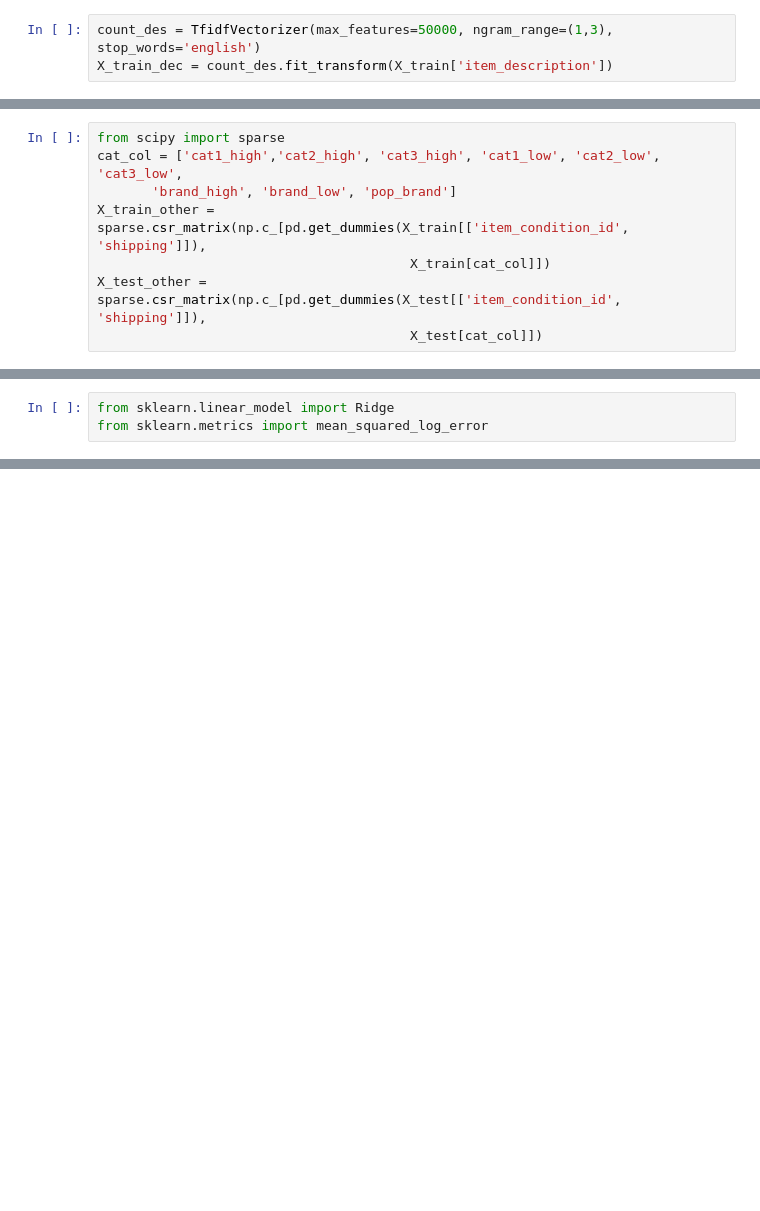
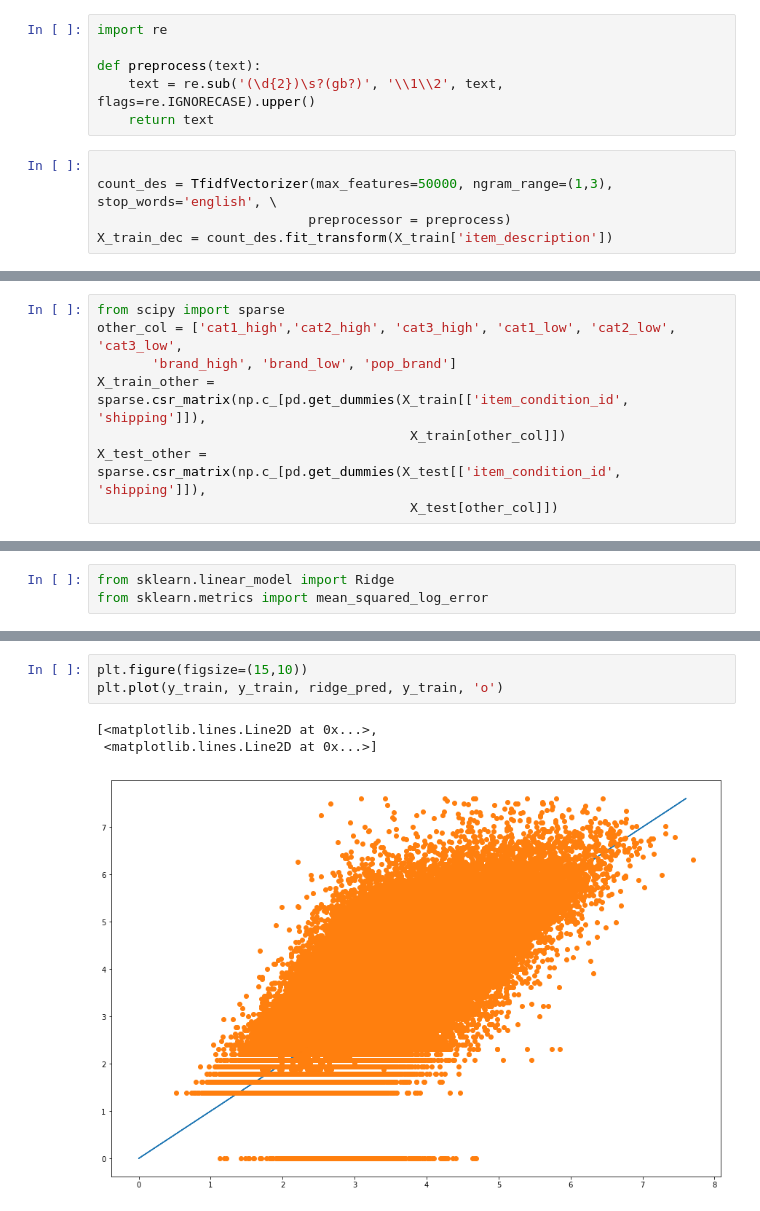
Before and after one commit to chen-xiong-yi/Mercari, a Jupyter notebook: Mercari.ipynb, the cells around one changed output, grey strips where cells are left out. Cells and saved outputs as stored; diff of their text form; blank space fills up the shorter version.

```diff
--- a/Mercari.ipynb
+++ b/Mercari.ipynb
@@ -163,8 +171,16 @@ X_train_cat2 = count_category2.fit_transform(X_train['category2'])
 X_test_cat2 = count_category2.transform(X_test['category2'])
 X_train_cat3 = count_category3.fit_transform(X_train['category3'])
 X_test_cat3 = count_category3.transform(X_test['category3'])
+# %%
+import re
+
+def preprocess(text):
+    text = re.sub('(\d{2})\s?(gb?)', '\\1\\2', text, flags=re.IGNORECASE).upper()
+    return text
 # %%
-count_des = TfidfVectorizer(max_features=50000, ngram_range=(1,3), stop_words='english')
+
+count_des = TfidfVectorizer(max_features=50000, ngram_range=(1,3), stop_words='english', \
+                           preprocessor = preprocess)
 X_train_dec = count_des.fit_transform(X_train['item_description'])
 # %%
 X_test_dec = count_des.transform(X_test['item_description'])
@@ -174,12 +190,12 @@ X_train_brand = brand_label.fit_transform(X_train['brand_name'])
 X_test_brand = brand_label.transform(X_test['brand_name'])
 # %%
 from scipy import sparse
-cat_col = ['cat1_high','cat2_high', 'cat3_high', 'cat1_low', 'cat2_low', 'cat3_low',
+other_col = ['cat1_high','cat2_high', 'cat3_high', 'cat1_low', 'cat2_low', 'cat3_low',
        'brand_high', 'brand_low', 'pop_brand']
 X_train_other = sparse.csr_matrix(np.c_[pd.get_dummies(X_train[['item_condition_id', 'shipping']]),
-                                        X_train[cat_col]])
+                                        X_train[other_col]])
 X_test_other = sparse.csr_matrix(np.c_[pd.get_dummies(X_test[['item_condition_id', 'shipping']]),
-                                        X_test[cat_col]])
+                                        X_test[other_col]])
 # %%
 X_train_ = sparse.hstack((X_train_name, X_train_cat1, X_train_cat2, \
                           X_train_cat3, X_train_dec, X_train_brand, X_train_other)).tocsr()
@@ -203,0 +220,7 @@ mean_squared_log_error(np.exp(y_test), np.exp(ridge_test))
+# %%
+plt.figure(figsize=(15,10))
+plt.plot(y_train, y_train, ridge_pred, y_train, 'o')
+# %% [output]
+[<matplotlib.lines.Line2D at 0x...>,
+ <matplotlib.lines.Line2D at 0x...>]
+[figure, added]
```
Also changed, not shown: parts of 11 cells of this notebook.
